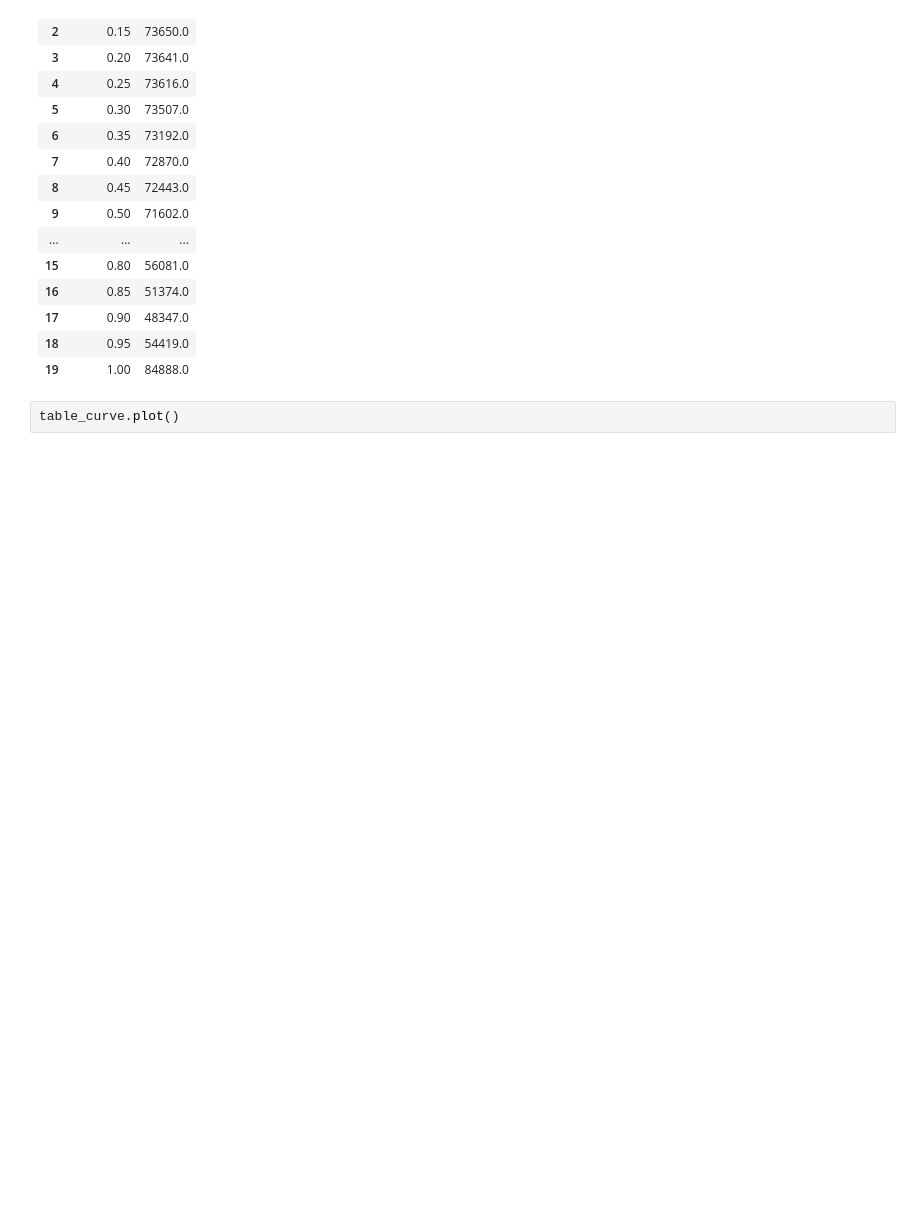
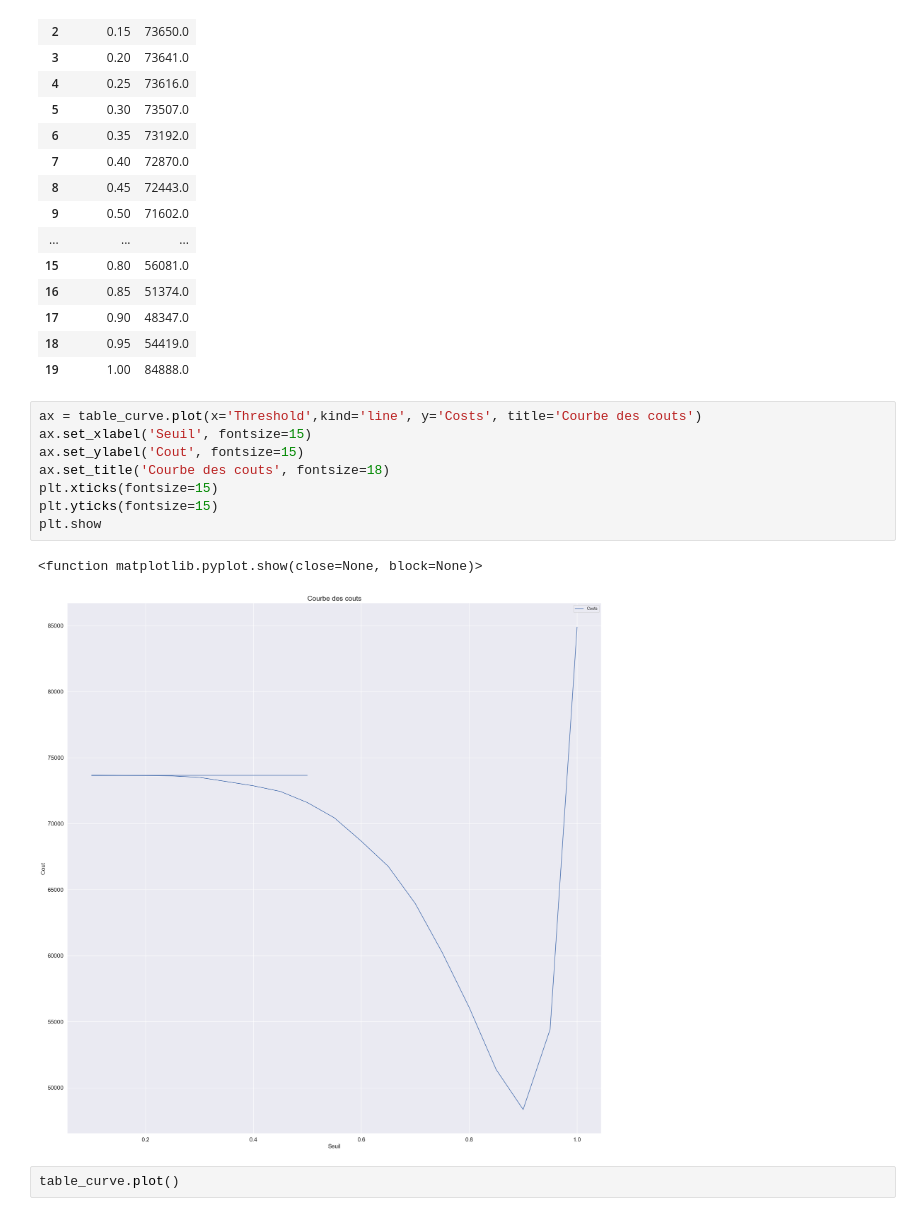
Before and after one commit to SilviaFranze/Project7, a Jupyter notebook: Proj7_OK.ipynb, the cells around one changed output. Drawn from its saved outputs; the diff is of its cells as text; blank space fills up the shorter version.

```diff
--- a/Proj7_OK.ipynb
+++ b/Proj7_OK.ipynb
@@ -1629,6 +1629,17 @@ table_curve
 | 17 | 0.90 | 48347.0 |
 | 18 | 0.95 | 54419.0 |
 | 19 | 1.00 | 84888.0 |
+# %%
+ax = table_curve.plot(x='Threshold',kind='line', y='Costs', title='Courbe des couts')
+ax.set_xlabel('Seuil', fontsize=15)
+ax.set_ylabel('Cout', fontsize=15)
+ax.set_title('Courbe des couts', fontsize=18)
+plt.xticks(fontsize=15)
+plt.yticks(fontsize=15)
+plt.show
+# %% [output]
+<function matplotlib.pyplot.show(close=None, block=None)>
+[figure, added]
 # %%
 table_curve.plot()
 # %% [output]
```
Also changed, not shown: parts of 3 cells of this notebook, 4 other files.
